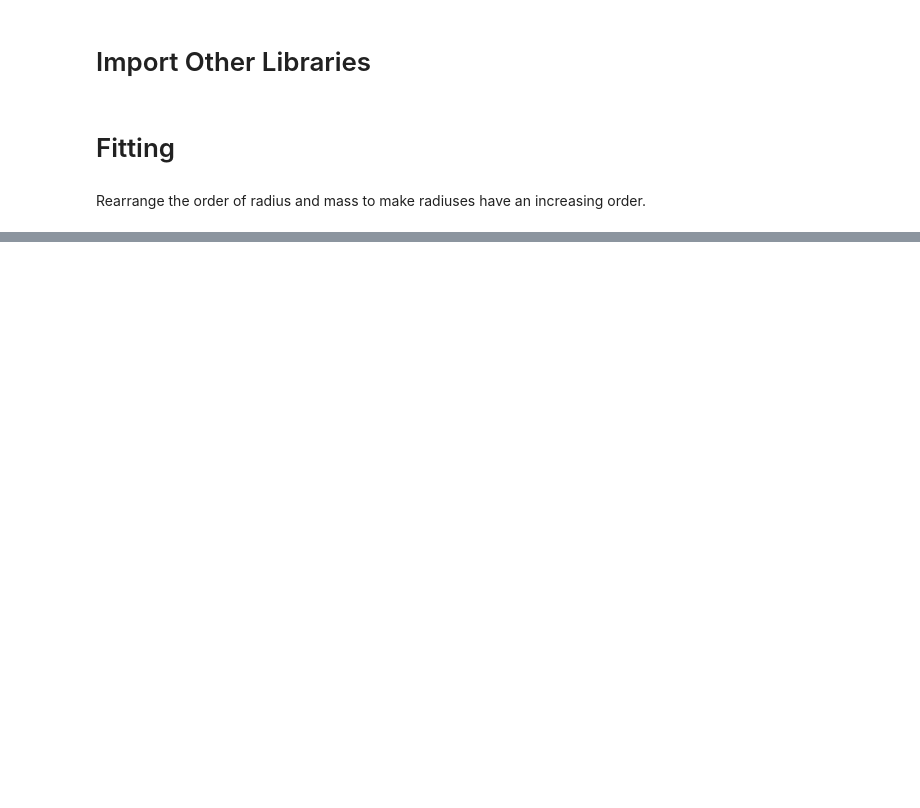
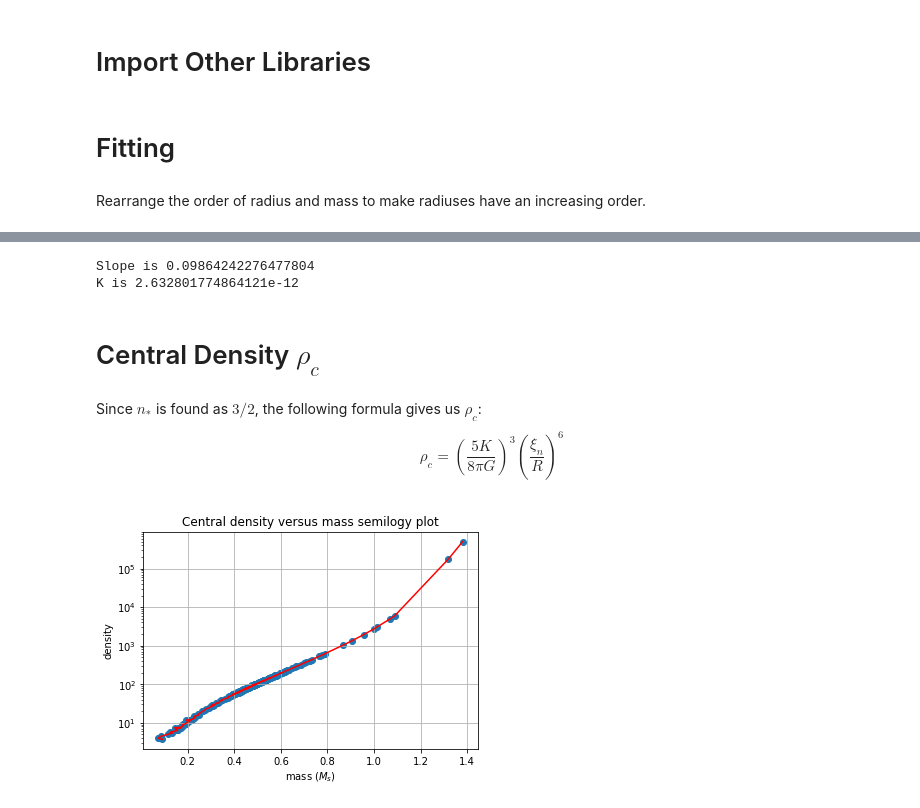
Before and after one commit to aunal16/phys414_project, a Jupyter notebook: fpnc.ipynb, the cells around one changed output, grey strips where cells are left out. Saved outputs shown, nothing was run; the diff lists cells and outputs as text; code cells hidden in the pictures; blank space fills up the shorter version.

```diff
--- a/fpnc.ipynb
+++ b/fpnc.ipynb
@@ -41,0 +78,27 @@ plt.grid(); plt.legend();
+# %%
+K = z[0] * (0.4) * G
+print("Slope is", z[0])
+print("K is", K)
+# %% [output]
+Slope is 0.09864242276477804
+K is 2.632801774864121e-12
+# %% [markdown]
+# Central Density $\rho_c$
+# %% [markdown]
+Since $n_*$ is found as $3/2$, the following formula gives us $\rho_c$:
+\begin{equation}
+\rho_c = \left(\frac{5K}{8\pi G}\right)^{3} \left(\frac{\xi_n}{R}\right)^{6}
+\end{equation}
+# %%
+xi_n = 3.65
+rho_c = (5*K/(8*np.pi*G))**(3) * (xi_n/r)**(6)
+# %%
+plt.figure()
+plt.semilogy(m, rho_c,'r')
+plt.scatter(m, rho_c)
+plt.title("Central density versus mass semilogy plot")
+plt.xlabel("mass ($M_s$)")
+plt.ylabel("density")
+plt.grid()
+# %% [output]
+[figure, added]
```
Also changed, not shown: parts of 10 cells of this notebook.
